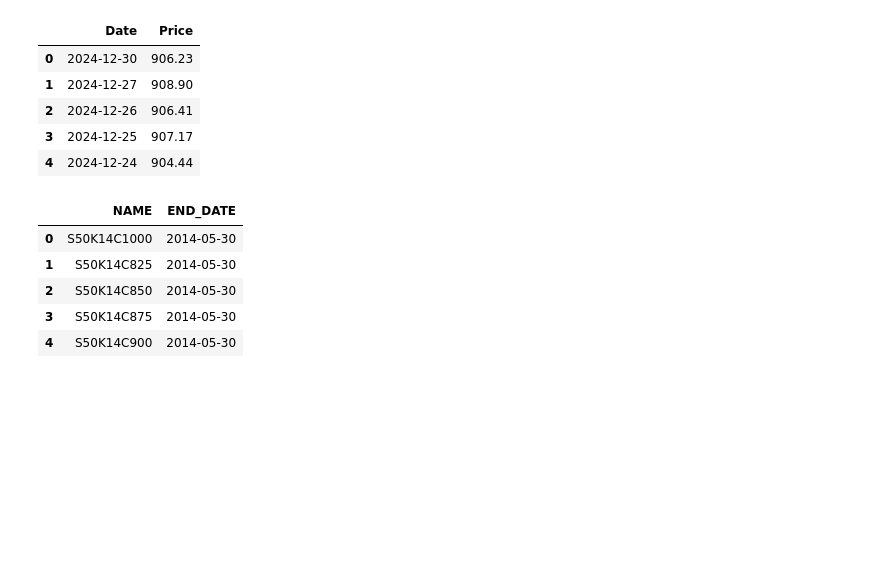
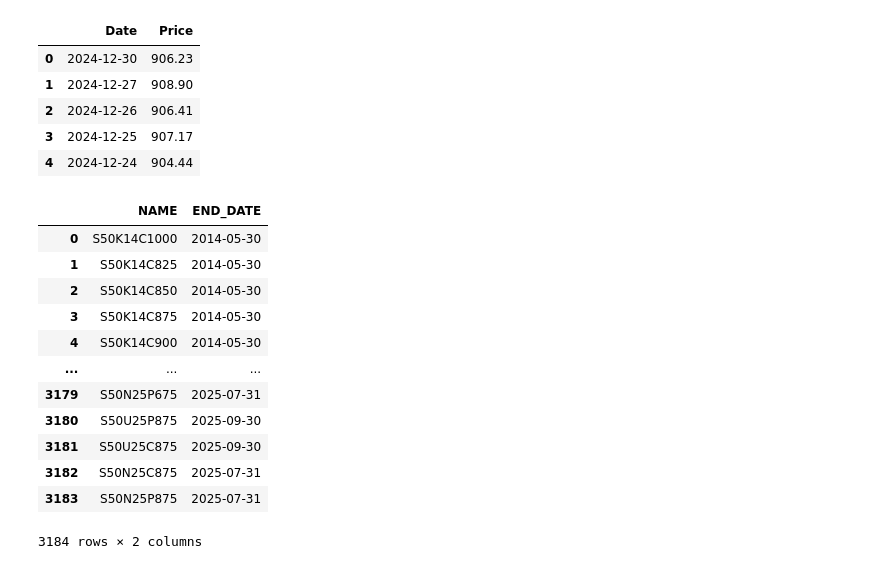
Before and after one commit to FulinQ/SET_Intern, a Jupyter notebook: SOMC/TradingData/MinMaxLostCalculation.ipynb, the cells around one changed output. Saved outputs shown, nothing was run; the diff lists cells and outputs as text; code cells hidden in the pictures; blank space fills up the shorter version.

```diff
--- a/SOMC/TradingData/MinMaxLostCalculation.ipynb
+++ b/SOMC/TradingData/MinMaxLostCalculation.ipynb
@@ -97,15 +103,22 @@ hist.head(5)
 # %%
 endDate = pd.read_excel('SOMC Data SET Clear.xlsx', sheet_name='Option Series')
 endDate['END_DATE'] = pd.to_datetime(endDate['END_DATE'], format='%Y%m%d')
 endDate = endDate[['NAME', 'END_DATE']]
-endDate.head(5)
+endDate
 # %% [output]
 |  | NAME | END_DATE |
 | 0 | S50K14C1000 | 2014-05-30 |
 | 1 | S50K14C825 | 2014-05-30 |
 | 2 | S50K14C850 | 2014-05-30 |
 | 3 | S50K14C875 | 2014-05-30 |
 | 4 | S50K14C900 | 2014-05-30 |
+| ... | ... | ... |
+| 3179 | S50N25P675 | 2025-07-31 |
+| 3180 | S50U25P875 | 2025-09-30 |
+| 3181 | S50U25C875 | 2025-09-30 |
+| 3182 | S50N25C875 | 2025-07-31 |
+| 3183 | S50N25P875 | 2025-07-31 |
+3184 rows × 2 columns
 # %%
 mer = result_df.merge(endDate, how='inner', left_on='Series', right_on='NAME', suffixes=('', '_y'))
 mer = mer[['Series', 'OptionType', 'StrikePrice', 'END_DATE']]
```
Also changed, not shown: parts of 9 cells of this notebook, 5 other files.
